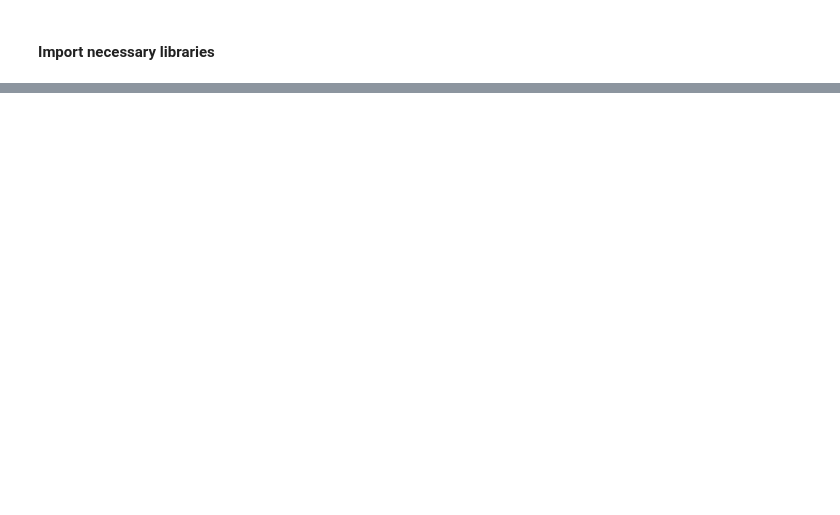
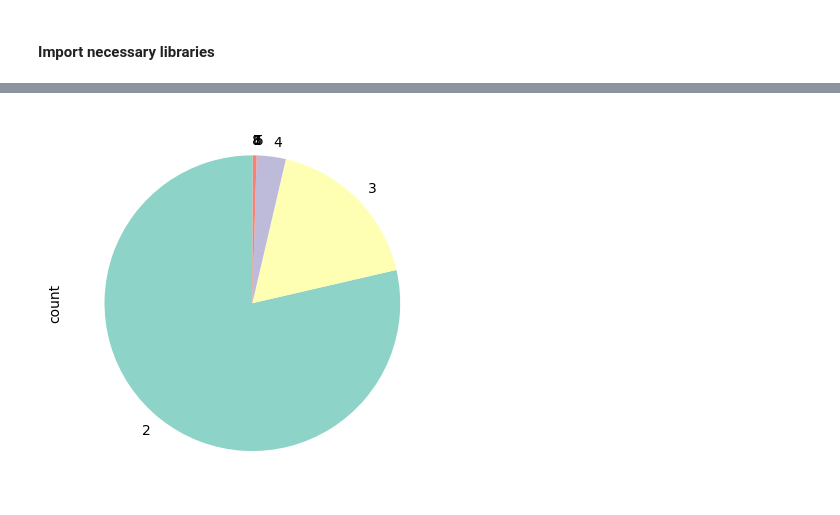
Before and after one commit to fmammo/vanguard-ab-test, a Jupyter notebook: Data_EDA.ipynb, the cells around one changed output, grey strips where cells are left out. Saved outputs shown, nothing was run; the diff lists cells and outputs as text; code cells hidden in the pictures; blank space fills up the shorter version.

```diff
--- a/Data_EDA.ipynb
+++ b/Data_EDA.ipynb
@@ -31,0 +215,5 @@ import seaborn as sns
+# %%
+demo['num_accts'].value_counts().plot.pie(startangle=90, colors=sns.color_palette("Set3"));
+plt.show()
+# %% [output]
+[figure, added]
```
Also changed, not shown: parts of 35 cells of this notebook, 1 other file.
